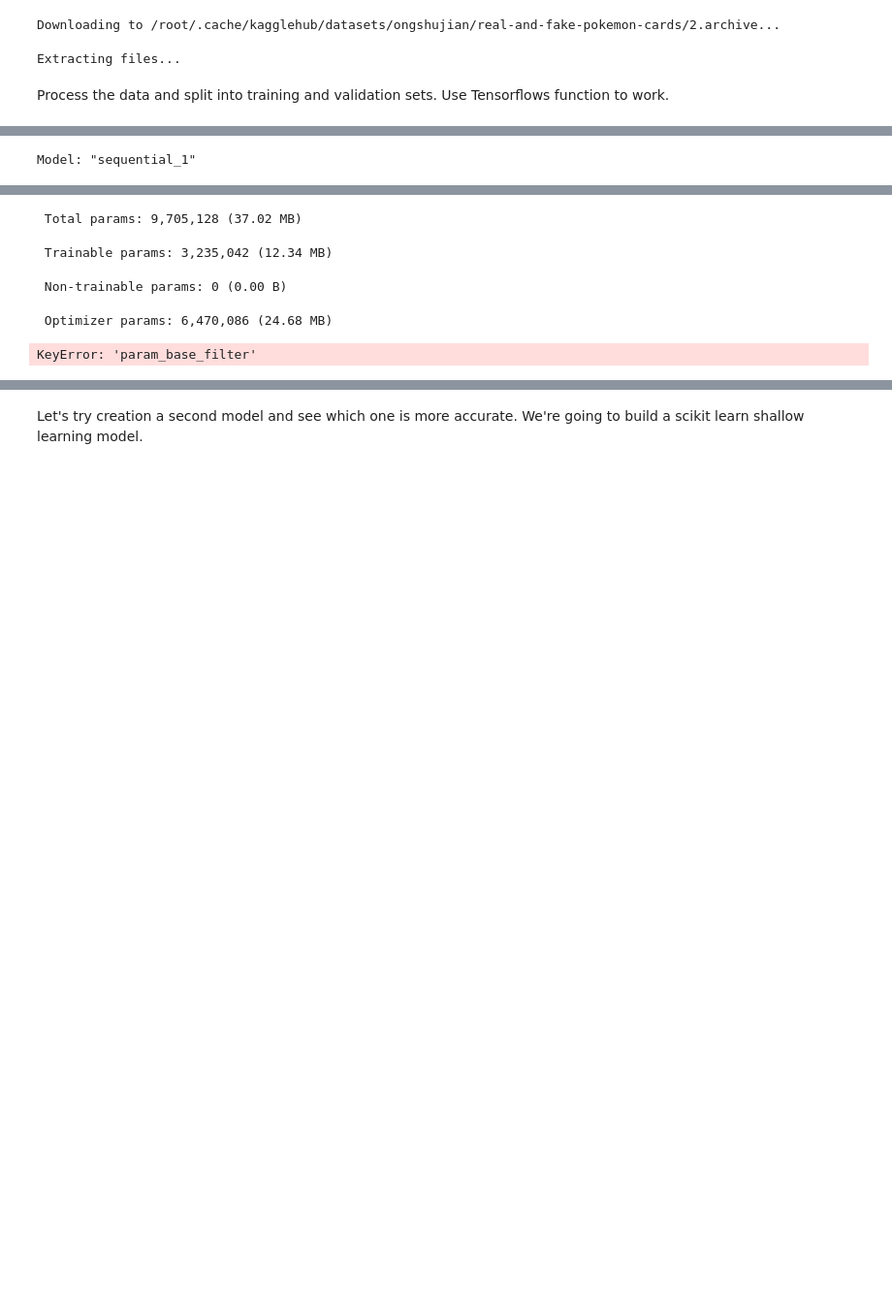
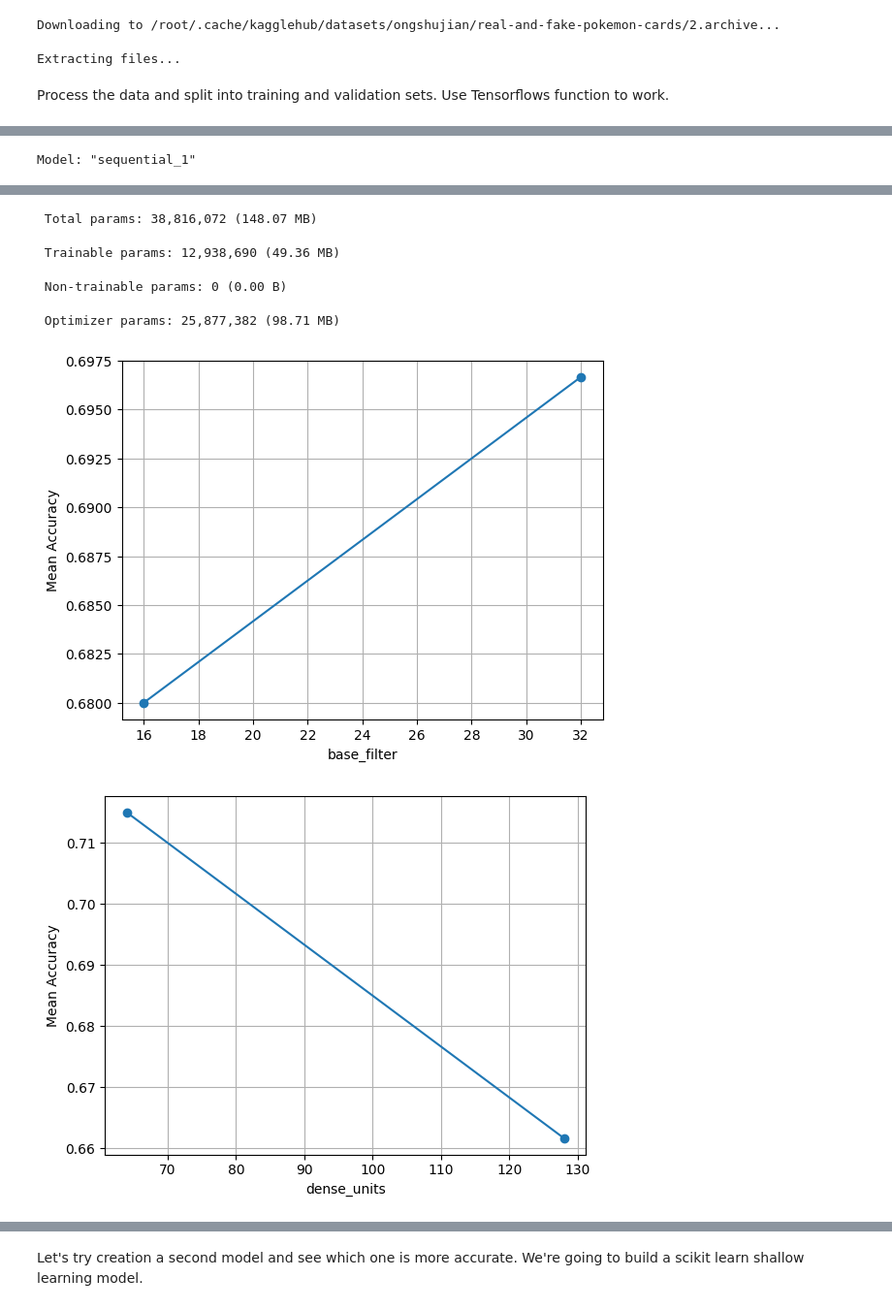
Before and after one commit to tylervo02/scalper-buddy, a Jupyter notebook: notebooks/trainModel.ipynb, the cells around one changed output, grey strips where cells are left out. Shown at 97% size. Cells and saved outputs as stored; diff of their text form; code cells hidden in the pictures; blank space fills up the shorter version.

Commit message:
Tensorflow model predicts and hp's are now graphed.

```diff
--- a/notebooks/trainModel.ipynb
+++ b/notebooks/trainModel.ipynb
@@ -16,15 +16,16 @@ datasetPath = kagglehub.dataset_download("ongshujian/real-and-fake-pokemon-cards
 def build_tensor_model(hp):
     base_filters = hp.Choice("base_filter", [16, 32]) # for feature extraction
     dense_units = hp.Choice("dense_units", [64, 128]) # for feature classification
+    activeFunctions = hp.Choice("activation", ["relu", "sigmoid", "tanh", "elu"]) # activation function.
     model = keras.models.Sequential([
-        layers.Conv2D(base_filters, 3, padding='same', activation='relu'),
+        layers.Conv2D(base_filters, 3, padding='same', activation=activeFunctions),
         layers.MaxPooling2D(),
-        layers.Conv2D(base_filters * 2, 3, padding='same', activation='relu'),
+        layers.Conv2D(base_filters * 2, 3, padding='same', activation=activeFunctions),
         layers.MaxPooling2D(),
-        layers.Conv2D(base_filters * 4, 3, padding='same', activation='relu'),
+        layers.Conv2D(base_filters * 4, 3, padding='same', activation=activeFunctions),
         layers.MaxPooling2D(),
         layers.Flatten(),
-        layers.Dense(dense_units, activation='relu'),
+        layers.Dense(dense_units, activation=activeFunctions),
         layers.Dense(2)
     ])
     model.compile(optimizer='adam', loss=keras.losses.SparseCategoricalCrossentropy(from_logits=True), metrics=['accuracy'])
@@ -83,7 +84,7 @@ validationImagesArray /= 255.0
 model1Tuner = kt.GridSearch(
     build_tensor_model,
     objective="val_accuracy",
-    max_trials=4,
+    max_trials=None,
     directory="fakeCardTensorflowLogs",
     project_name="pokemonFakeCardClassifier"
 )
@@ -95,8 +96,8 @@ model1Tuner.search(
 )
 
 # display our results of our tuning here.
-def showHyperPlot(param: str, results):
-  toPlot = results.groupby("param_" + param)["mean_test_score"].mean()
+def showHyperPlot(param: str, results, groupBy="mean_test_score"):
+  toPlot = results.groupby(param)[groupBy].mean()
   plt.figure()
   plt.plot(toPlot.index, toPlot.values, marker="o")
   plt.xlabel(param)
@@ -110,9 +111,6 @@ def showHyperPlot(param: str, results):
 # rebuild with best hyperparameters and get our final tuned model
 model1 = model1Tuner.hypermodel.build(model1Tuner.get_best_hyperparameters(1)[0])
 
-
-
-
 model1.fit(
     trainingImagesArray, trainingClassifyArray,
     epochs = 5,
@@ -122,8 +120,12 @@ model1.fit(
 model1Results = pd.DataFrame([
     {**t.hyperparameters.values, "score": t.score} for t in model1Tuner.oracle.trials.values() if t.score is not None
 ])
+print(model1Results.columns)
+print(model1Results.head())
+
 
 model1.summary()
-showHyperPlot("base_filters", model1Results)
-showHyperPlot("dense_units", model1Results)
+showHyperPlot("base_filter", model1Results, "score")
+showHyperPlot("dense_units", model1Results, "score")
+showHyperPlot("activation", model1Results, "score")
 # %% [output]
@@ -162,6 +166,7 @@ Model: "sequential_1"
 └─────────────────────────────────┴────────────────────────┴───────────────┘
- Total params: 9,705,128 (37.02 MB)
+ Total params: 38,816,072 (148.07 MB)
- Trainable params: 3,235,042 (12.34 MB)
+ Trainable params: 12,938,690 (49.36 MB)
  Non-trainable params: 0 (0.00 B)
- Optimizer params: 6,470,086 (24.68 MB)
+ Optimizer params: 25,877,382 (98.71 MB)
-KeyError: 'param_base_filter'
+[figure, added]
+[figure, added]
```
Also changed, not shown: parts of 3 cells of this notebook.
